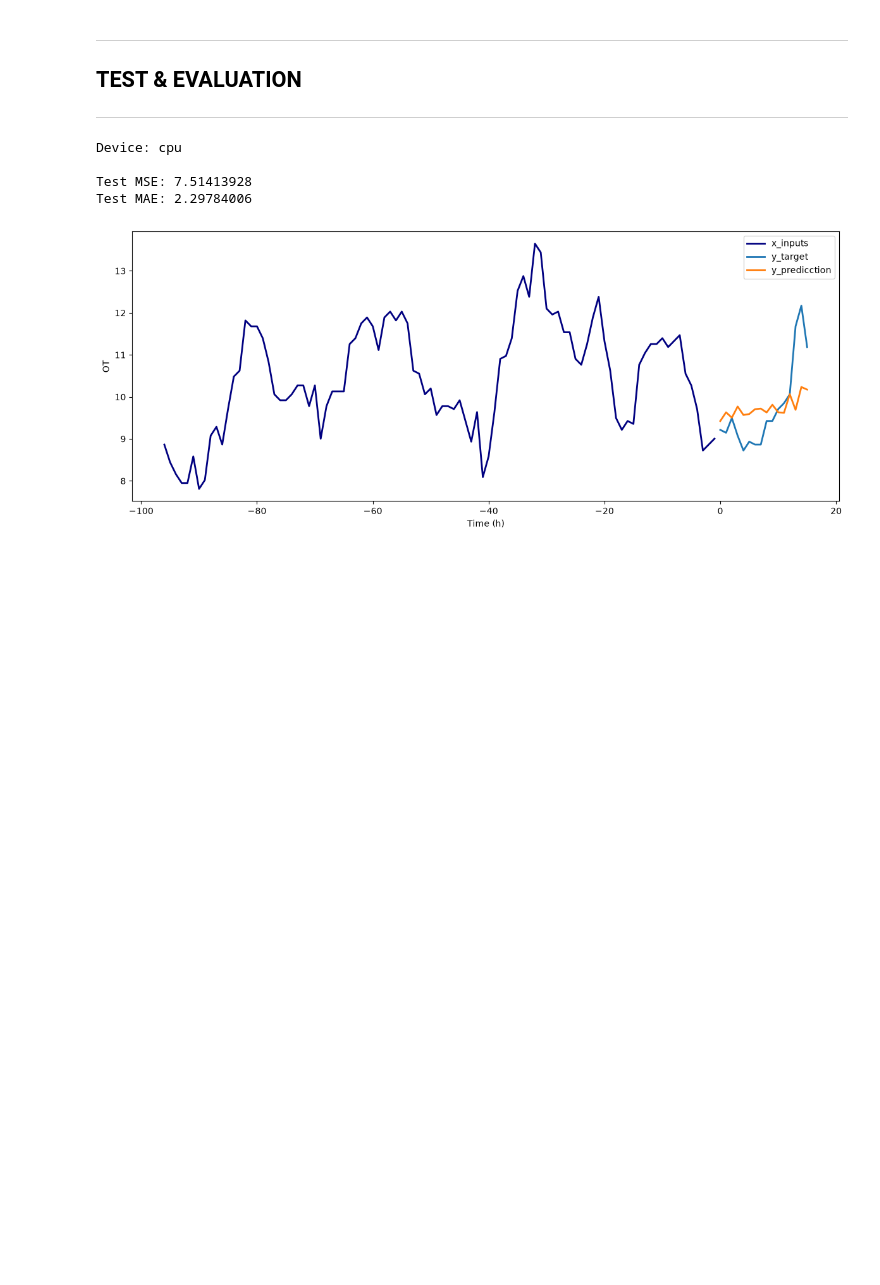
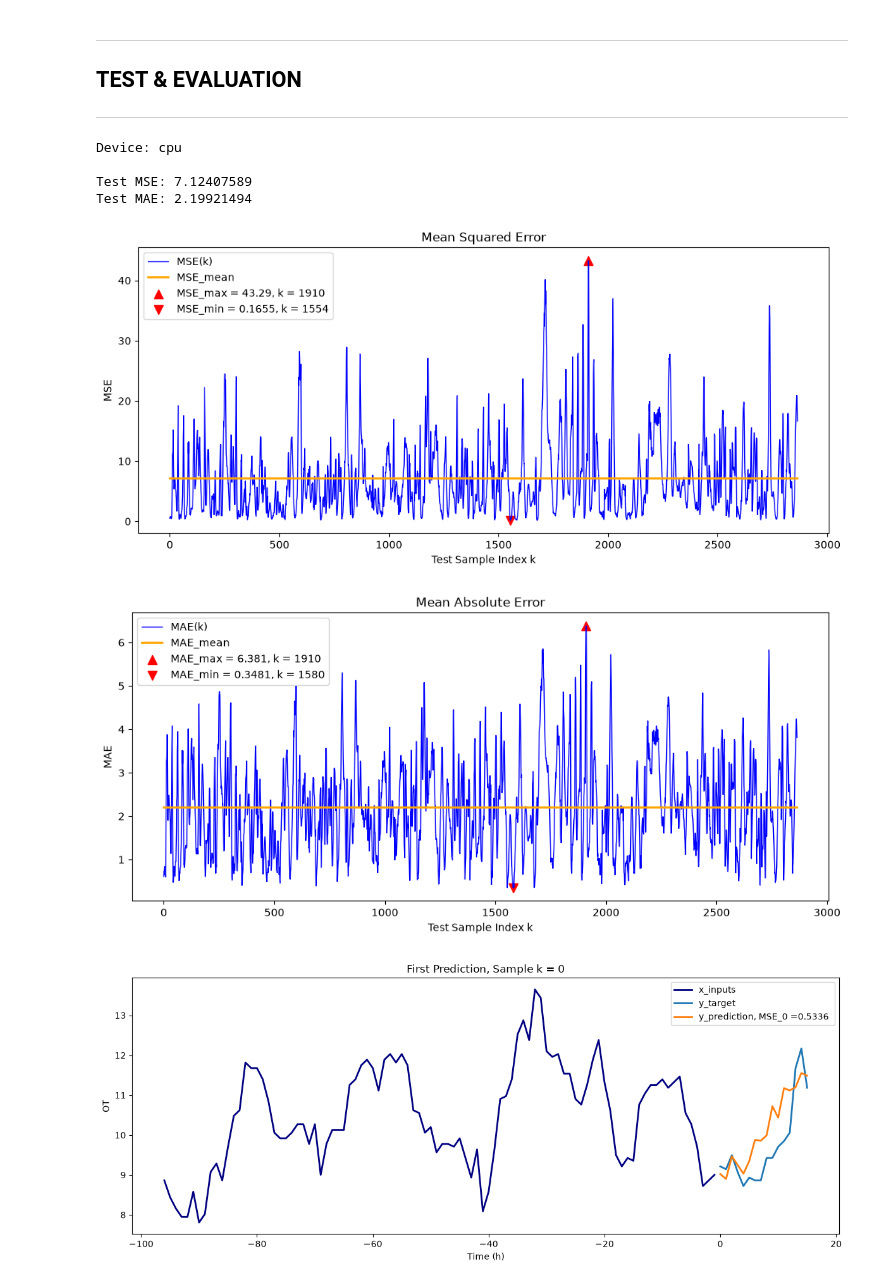
Before and after one commit to jauric/longdur_ett, a Jupyter notebook: notebooks/ETTh1_forecasting.ipynb, the cells around one changed output. Drawn from its saved outputs; the diff is of its cells as text; code cells hidden in the pictures; blank space fills up the shorter version.

Commit message:
Improved test results plotting

```diff
--- a/notebooks/ETTh1_forecasting.ipynb
+++ b/notebooks/ETTh1_forecasting.ipynb
@@ -23,7 +23,7 @@ forecast_length = 16       # [hours]
 batch_size      = 64       # [samples]
 lstm_width      = 48
 lstm_depth      = 1
-dropout         = 0.2
+dropout         = 0.1
 optimizer_learningrate = 0.0001
 max_epochs      = 100
 patience_epochs = 15
@@ -86,7 +87,7 @@ model = LSTM_ForecastModel(
     num_input_features = ETTh1_data_df.shape[1],  # columns in the input dataframe
     lstm_width         = lstm_width,
     lstm_depth         = lstm_depth,
-    forecast_length    = forecast_length
+    forecast_length    = forecast_length,
     dropout            = dropout
 )
 
@@ -139,27 +120,29 @@ Best results are achieved for 26 training epochs.
 ----
 # %%
 # Optional loading of states dicts - avoiding retraining
-#loaded_states_dict = torch.load("LSTM_1x15_weights.pt")
+loaded_states_dict = torch.load("LSTM_1x48_weights.pt")
 # %%
 # Run the test
 test_results = model_test(
     model = model,
-    best_state_dict = best_states_dict,
+    best_state_dict = loaded_states_dict,
     data_batches = batched_data,
     scalers_dict = scalers_dict,
 )
 # %% [output]
 Device: cpu
 
-Test MSE: 7.51413928
-Test MAE: 2.29784006
+Test MSE: 7.12407589
+Test MAE: 2.19921494
 # %%
 # Plot the results
-prediction_plot(
+plot_test_results(
     prepared_data   = prepared_data,
     test_results    = test_results,
     context_length  = context_length,
     forecast_length = forecast_length
 )
 # %% [output]
-[figure, old version]
+[figure, new version]
+[figure, added]
+[figure, added]
```
Also changed, not shown: parts of 13 cells of this notebook, 2 other files.
